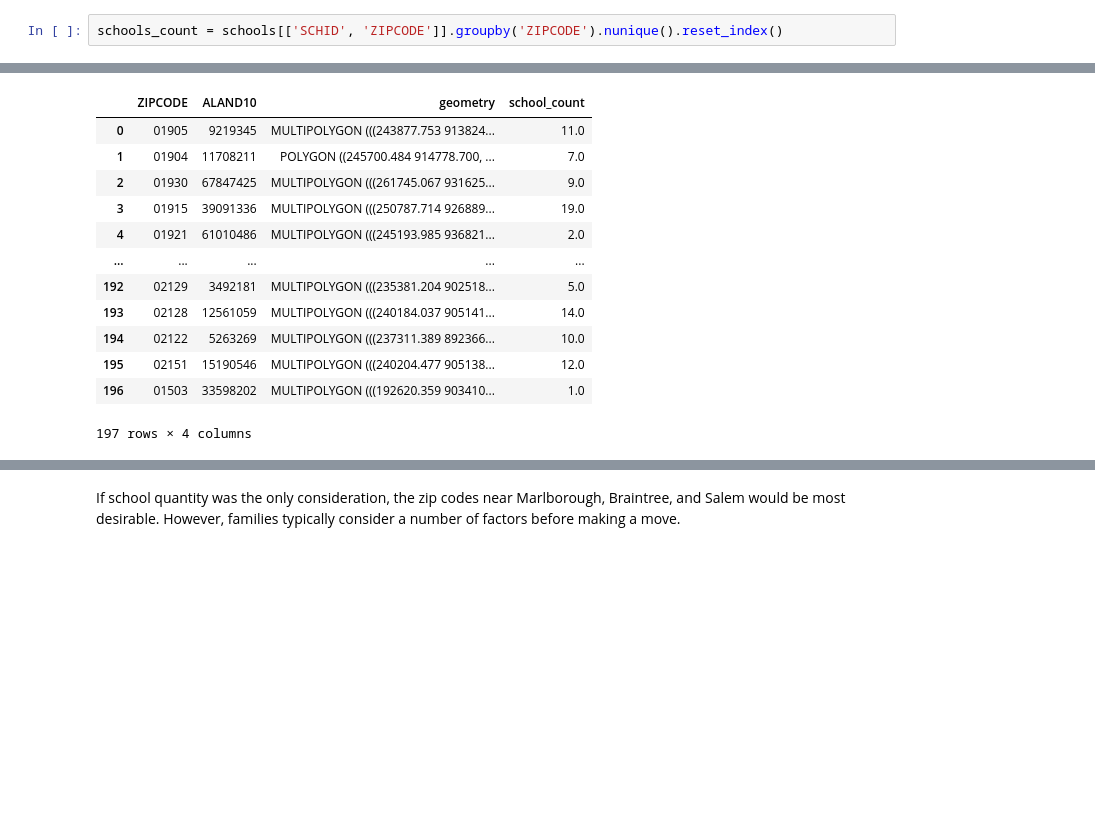
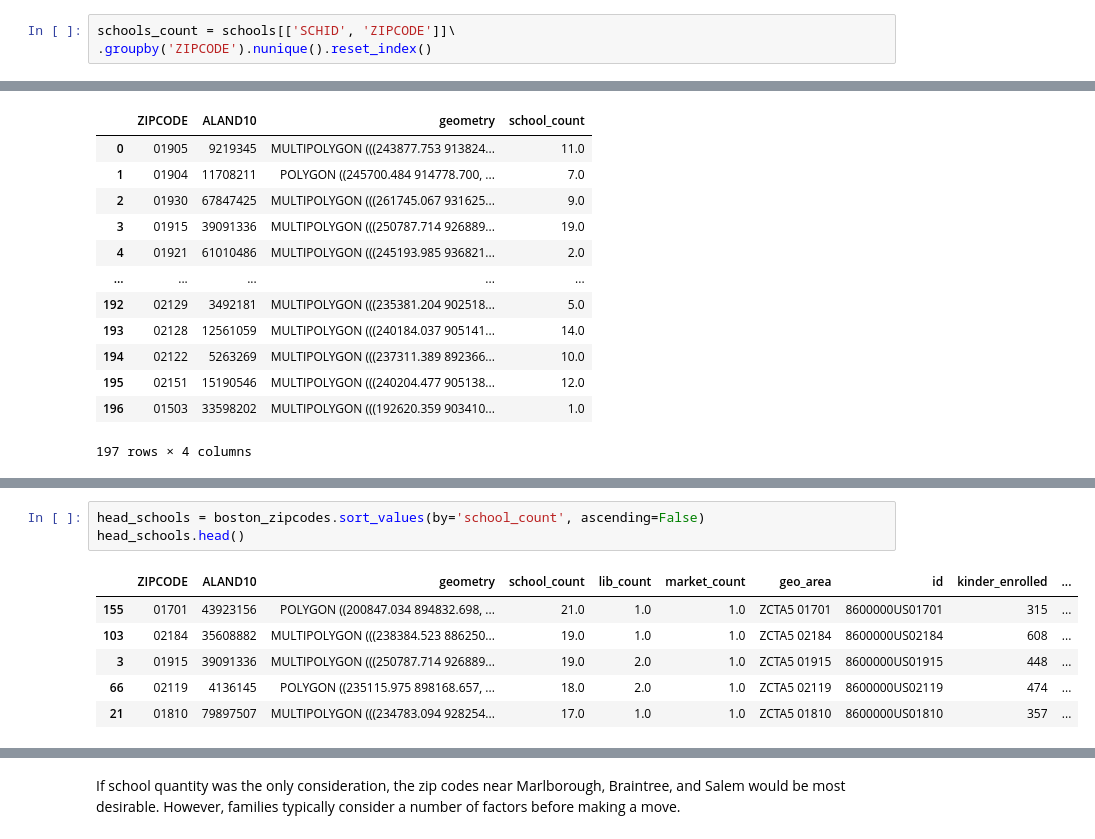
Before and after one commit to oreade01/UEP239_Final_Project, a Jupyter notebook: suitability.ipynb, the cells around one changed output, grey strips where cells are left out. Cells and saved outputs as stored; diff of their text form; blank space fills up the shorter version.

Commit message:
Added head/tail functions to some indicators

```diff
--- a/suitability.ipynb
+++ b/suitability.ipynb
@@ -125,7 +127,8 @@ boston_zipcodes
 | 534 | 01503 | 33598202 | MULTIPOLYGON (((192620.359 903410... |
 197 rows × 3 columns
 # %%
-schools_count = schools[['SCHID', 'ZIPCODE']].groupby('ZIPCODE').nunique().reset_index()
+schools_count = schools[['SCHID', 'ZIPCODE']]\
+.groupby('ZIPCODE').nunique().reset_index()
 # %%
 schools_count.rename(columns = {"SCHID" : "school_count"}, inplace = True)
 # %%
@@ -171,3 +175,13 @@ cx.add_basemap(ax, source=cx.providers.Stamen.TonerLite, crs=boston_zipcodes.crs
 ax.set_axis_off()
 # %% [output]
 [figure]
+# %%
+head_schools = boston_zipcodes.sort_values(by='school_count', ascending=False)
+head_schools.head()
+# %% [output]
+|  | ZIPCODE | ALAND10 | geometry | school_count | lib_count | market_count | geo_area | id | kinder_enrolled | ... |
+| 155 | 01701 | 43923156 | POLYGON ((200847.034 894832.698, ... | 21.0 | 1.0 | 1.0 | ZCTA5 01701 | 8600000US01701 | 315 | ... |
+| 103 | 02184 | 35608882 | MULTIPOLYGON (((238384.523 886250... | 19.0 | 1.0 | 1.0 | ZCTA5 02184 | 8600000US02184 | 608 | ... |
+| 3 | 01915 | 39091336 | MULTIPOLYGON (((250787.714 926889... | 19.0 | 2.0 | 1.0 | ZCTA5 01915 | 8600000US01915 | 448 | ... |
+| 66 | 02119 | 4136145 | POLYGON ((235115.975 898168.657, ... | 18.0 | 2.0 | 1.0 | ZCTA5 02119 | 8600000US02119 | 474 | ... |
+| 21 | 01810 | 79897507 | MULTIPOLYGON (((234783.094 928254... | 17.0 | 1.0 | 1.0 | ZCTA5 01810 | 8600000US01810 | 357 | ... |
```
Also changed, not shown: parts of 11 cells of this notebook.
